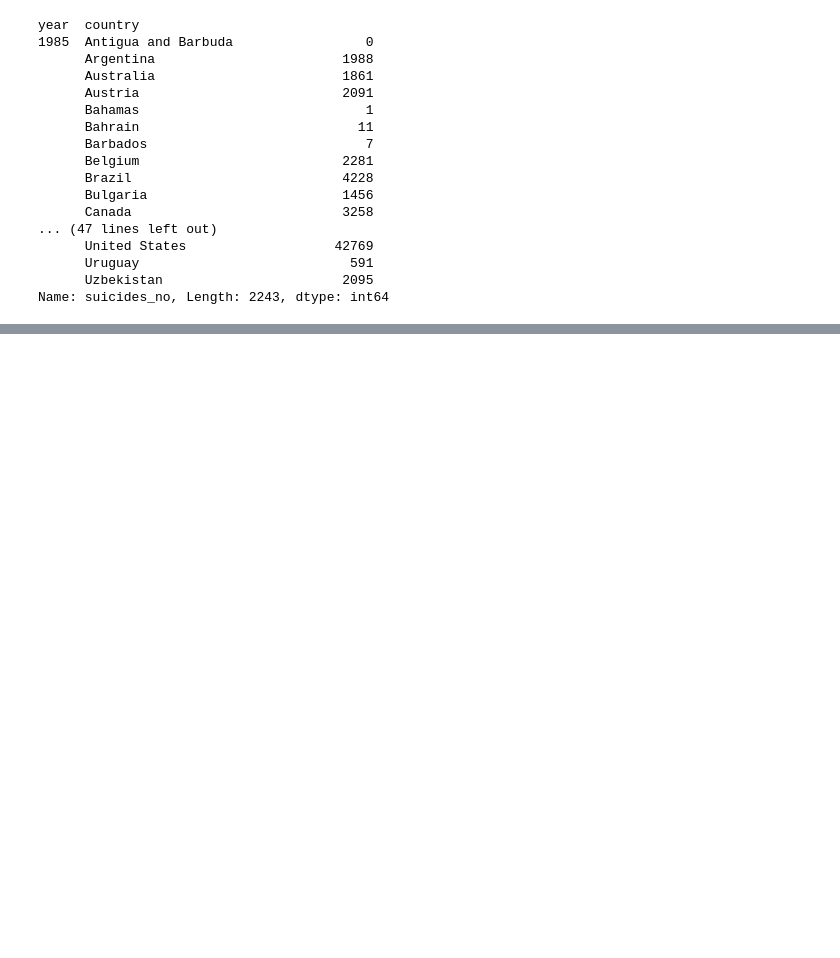
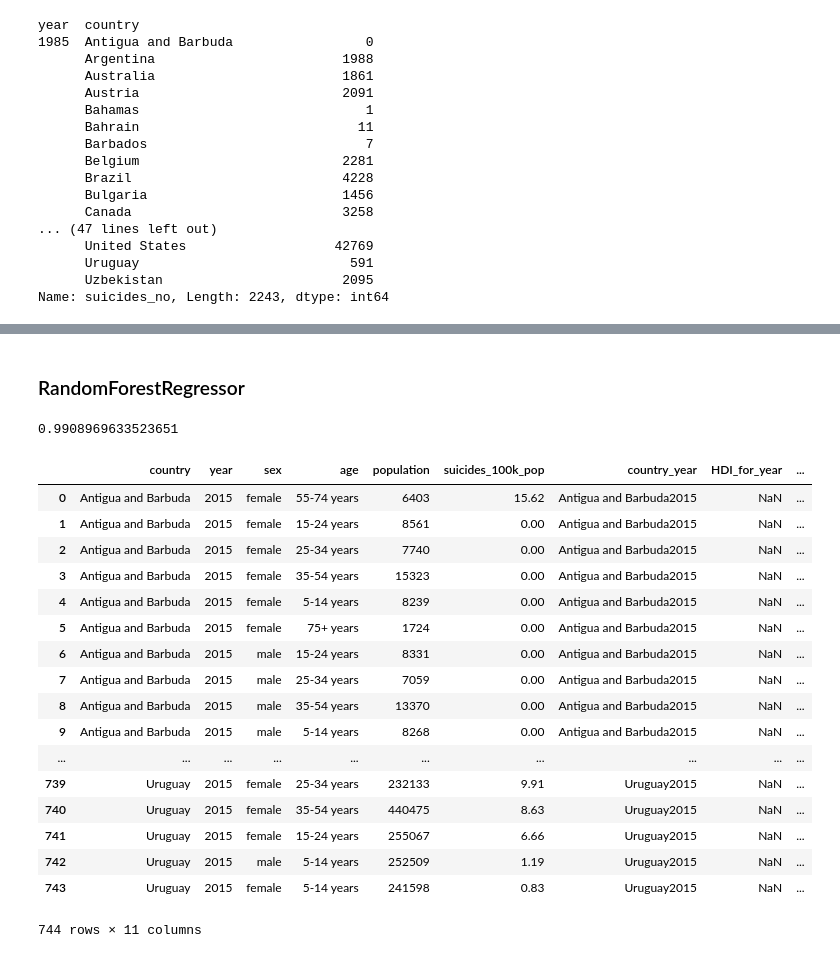
Before and after one commit to inspirit941/BOAZ_Session, a Jupyter notebook: 190219_mini_project/mini_project.ipynb, the cells around one changed output, grey strips where cells are left out. Drawn from its saved outputs; the diff is of its cells as text; code cells hidden in the pictures; blank space fills up the shorter version.

```diff
--- a/190219_mini_project/mini_project.ipynb
+++ b/190219_mini_project/mini_project.ipynb
@@ -394,0 +645,31 @@ Name: suicides_no, Length: 2243, dtype: int64
+# %% [markdown]
+### RandomForestRegressor
+# %%
+X_train, X_test, y_train, y_test = train_test_split(X,y, test_size = .3, random_state = 0)
+from sklearn.ensemble import RandomForestRegressor
+model = RandomForestRegressor(n_estimators=100).fit(X_train, y_train)
+model.score(X_test, y_test)
+# %% [output]
+0.9908969633523651
+# %%
+tmp = pd.read_csv("test_mini.csv")
+tmp
+# %% [output]
+|  | country | year | sex | age | population | suicides_100k_pop | country_year | HDI_for_year | ... |
+| 0 | Antigua and Barbuda | 2015 | female | 55-74 years | 6403 | 15.62 | Antigua and Barbuda2015 | NaN | ... |
+| 1 | Antigua and Barbuda | 2015 | female | 15-24 years | 8561 | 0.00 | Antigua and Barbuda2015 | NaN | ... |
+| 2 | Antigua and Barbuda | 2015 | female | 25-34 years | 7740 | 0.00 | Antigua and Barbuda2015 | NaN | ... |
+| 3 | Antigua and Barbuda | 2015 | female | 35-54 years | 15323 | 0.00 | Antigua and Barbuda2015 | NaN | ... |
+| 4 | Antigua and Barbuda | 2015 | female | 5-14 years | 8239 | 0.00 | Antigua and Barbuda2015 | NaN | ... |
+| 5 | Antigua and Barbuda | 2015 | female | 75+ years | 1724 | 0.00 | Antigua and Barbuda2015 | NaN | ... |
+| 6 | Antigua and Barbuda | 2015 | male | 15-24 years | 8331 | 0.00 | Antigua and Barbuda2015 | NaN | ... |
+| 7 | Antigua and Barbuda | 2015 | male | 25-34 years | 7059 | 0.00 | Antigua and Barbuda2015 | NaN | ... |
+| 8 | Antigua and Barbuda | 2015 | male | 35-54 years | 13370 | 0.00 | Antigua and Barbuda2015 | NaN | ... |
+| 9 | Antigua and Barbuda | 2015 | male | 5-14 years | 8268 | 0.00 | Antigua and Barbuda2015 | NaN | ... |
+| ... | ... | ... | ... | ... | ... | ... | ... | ... | ... |
+| 739 | Uruguay | 2015 | female | 25-34 years | 232133 | 9.91 | Uruguay2015 | NaN | ... |
+| 740 | Uruguay | 2015 | female | 35-54 years | 440475 | 8.63 | Uruguay2015 | NaN | ... |
+| 741 | Uruguay | 2015 | female | 15-24 years | 255067 | 6.66 | Uruguay2015 | NaN | ... |
+| 742 | Uruguay | 2015 | male | 5-14 years | 252509 | 1.19 | Uruguay2015 | NaN | ... |
+| 743 | Uruguay | 2015 | female | 5-14 years | 241598 | 0.83 | Uruguay2015 | NaN | ... |
+744 rows × 11 columns
```
Also changed, not shown: parts of 58 cells of this notebook, 3 other files.
